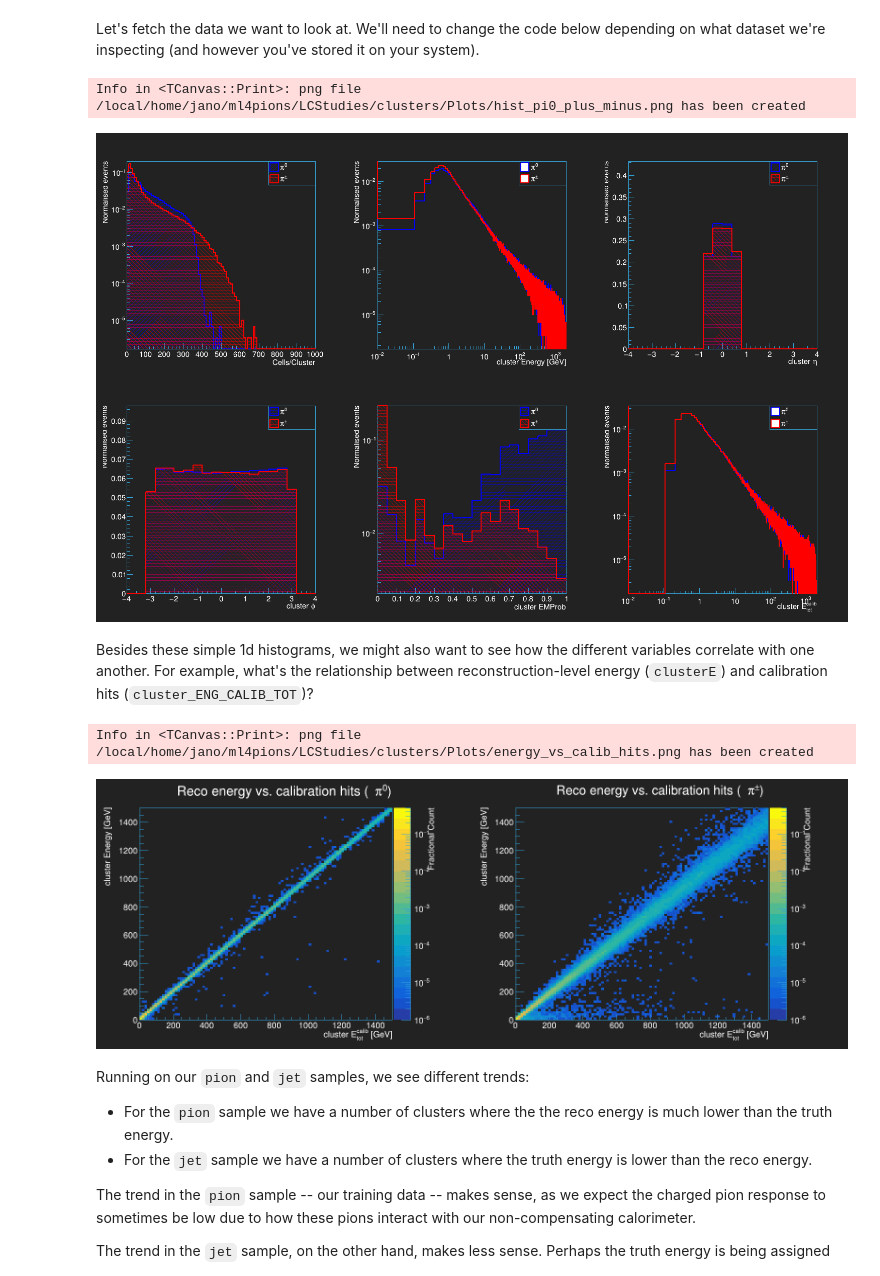
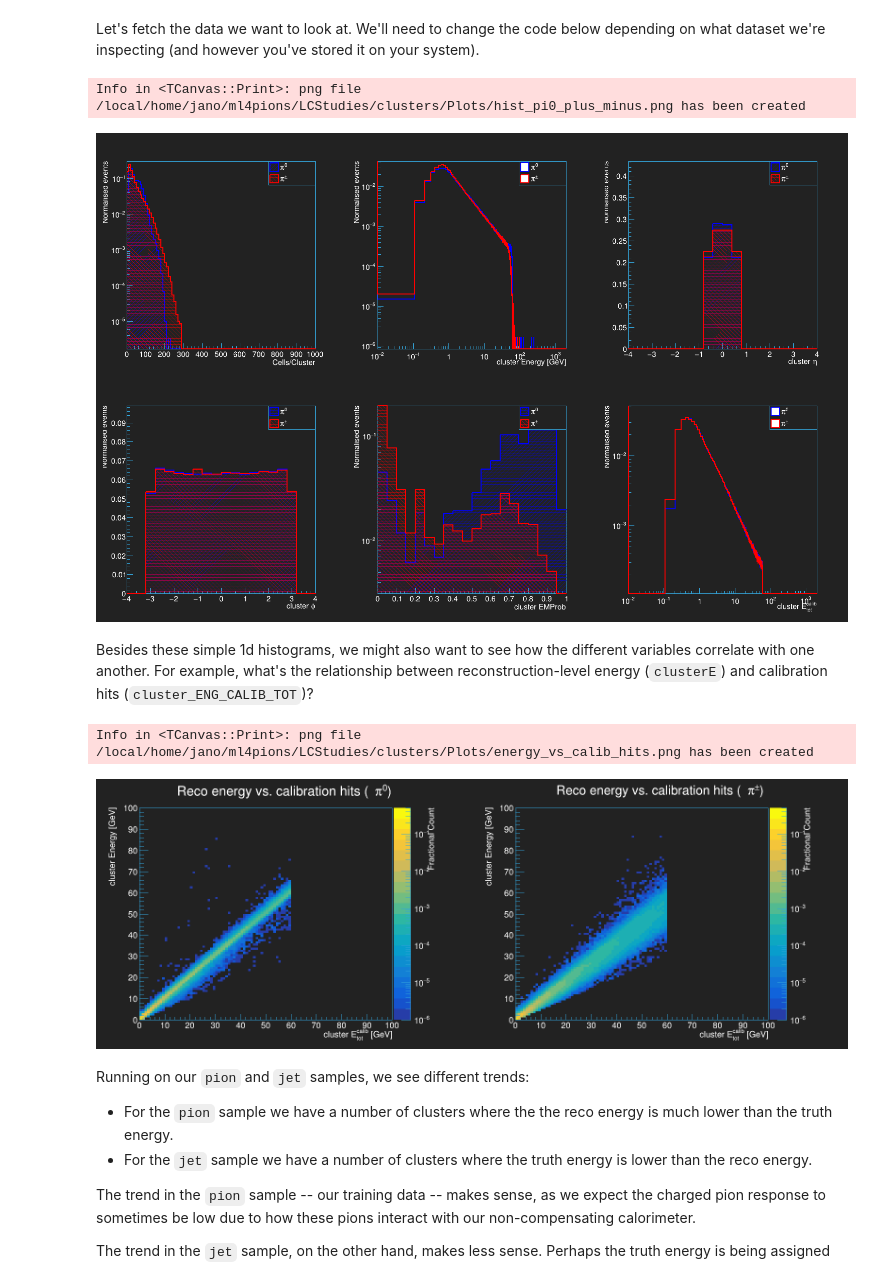
Before and after one commit to atlas-calo-ml/caloml-atlas, a Jupyter notebook: clusters/ClusterStudies_Jan.ipynb, the cells around one changed output. Cells and saved outputs as stored; diff of their text form; code cells hidden in the pictures.

```diff
--- a/clusters/ClusterStudies_Jan.ipynb
+++ b/clusters/ClusterStudies_Jan.ipynb
@@ -7,3 +11,6 @@ This notebook is designed to use ntuples produced by the image-based version of
+# %%
+source = 'pion'
+h5_name_suffix = 'tdata_60GeV_central'
 # %%
 #import libraries and some constants
 import os, sys, pathlib
@@ -111,7 +116,6 @@ plt.rcParams.update(params)
 # Prepare data
 
 if(source=='pion'):
-    h5_name_suffix = 'tdata'
     h5_name = inputpath + h5_name_suffix
 
     pdata,pcells = mu.setupPionData(
@@ -119,20 +123,19 @@ if(source=='pion'):
         branches=branches,
         layers=layers,
         balance_data=True,
-        n_max = 300000,
+        n_max = 600000,
         verbose=True,
         load=True,
         save=True,
         filename=h5_name,
         match_distribution='cluster_ENG_CALIB_TOT',
         match_binning = (20000,0.,2000.),
-        cut_distributions=['cluster_ENG_CALIB_TOT','clusterEta'],
-        cut_values = [.2, (-0.7,0.7)],
-        cut_types=['lower','window']
+        cut_distributions=['cluster_ENG_CALIB_TOT','clusterEta','clusterE/cluster_ENG_CALIB_TOT'],
+        cut_values = [(.2,60.), (-0.7,0.7), 0.5],
+        cut_types=['window','window','lower']
     )
 
 else:
-    h5_name_suffix = 'jdata'
     h5_name = inputpath + h5_name_suffix
 
     pdata,pcells = mu.setupPionData(rootfiles,
@@ -261,6 +217,9 @@ for i, (qty, label, rng) in enumerate(zip(qtys, qty_labels, qty_ranges)):
     leg = rt.TLegend(0.7,0.8,0.9,0.9)
     leg.SetTextColor(plotstyle.text)
     for ptype, p in pdata.items():
+
+        if(qty) not in p.keys(): continue
+
         hist = rt.TH1F('h_'+str(ptype)+'_'+str(qty),'',rng[0],rng[1],rng[2])
         for entry in p[qty]: hist.Fill(entry)
         integral = hist.Integral()
@@ -288,7 +247,7 @@ canvas.Draw()
 canvas.SaveAs(plotpath+'hist_pi0_plus_minus.png')
 # %% [output]
 Info in <TCanvas::Print>: png file /local/home/jano/ml4pions/LCStudies/clusters/Plots/hist_pi0_plus_minus.png has been created
-[figure, old version]
+[figure, new version]
 # %% [markdown]
 Besides these simple 1d histograms, we might also want to see how the different variables correlate with one another. For example, what's the relationship between reconstruction-level energy (`clusterE`) and calibration hits (`cluster_ENG_CALIB_TOT`)?
 # %%
@@ -298,39 +257,40 @@ e_min = 0.
 if(source == 'pion'):
     canvas = rt.TCanvas(qu.RN(),'c',1600,600)
     e_max = 1.5e3
+    e_max = 100.
     canvas.Divide(2,1)
 
 
 elif(source == 'jet'):
     canvas = rt.TCanvas(qu.RN(),'c',800,600)
     e_max = 50.
     canvas.Divide(1,1)
 
 
 # 2D histograms
 h2d = {
     key: rt.TH2F(qu.RN(), 'Reco energy vs. calibration hits ({})'.format(pi_latex[key]) + ';cluster E_{tot}^{calib} [GeV];cluster Energy [GeV];Fractional Count', nbins, e_min, e_max, nbins, e_min, e_max)
     for key in pdata.keys()
 }
 
 for key,frame in pdata.items():
     for entry in frame[['cluster_ENG_CALIB_TOT','clusterE']].to_numpy():
         h2d[key].Fill(*entry)
 
 for i,key in enumerate(pdata.keys()):
     # rescale our histograms
     h2d[key].Scale(1./h2d[key].Integral())
     canvas.cd(i+1)
     h2d[key].Draw('COLZ')
     rt.gPad.SetRightMargin(0.2)
     rt.gPad.SetLogz()
     h2d[key].SetMinimum(1.0e-6)
     h2d[key].SetMaximum(5.0e-1)
 canvas.Draw()
 canvas.SaveAs(plotpath + 'energy_vs_calib_hits.png')
 # %% [output]
 Info in <TCanvas::Print>: png file /local/home/jano/ml4pions/LCStudies/clusters/Plots/energy_vs_calib_hits.png has been created
-[figure, old version]
+[figure, new version]
 # %% [markdown]
 Running on our `pion` and `jet` samples, we see different trends:
 - For the `pion` sample we have a number of clusters where the the reco energy is much lower than the truth energy.
```
Also changed, not shown: parts of 16 cells of this notebook, 14 other files.
